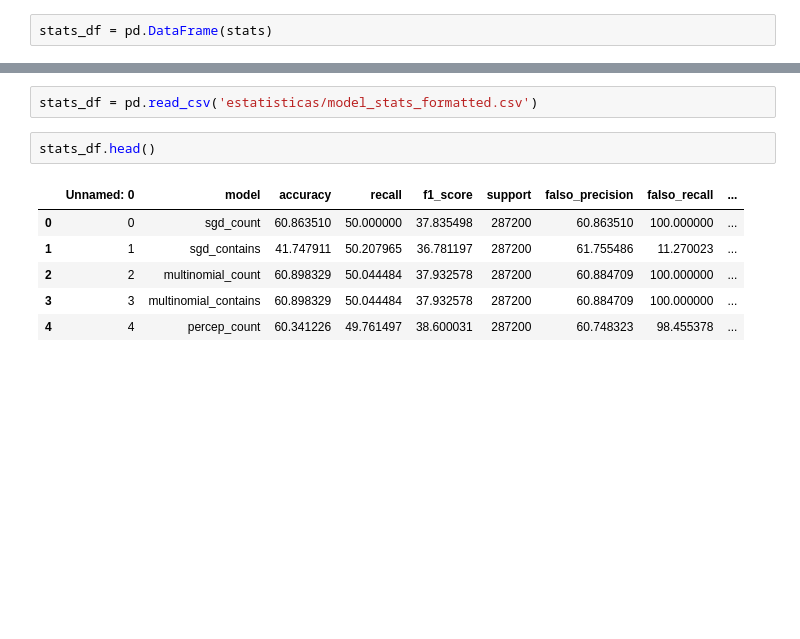
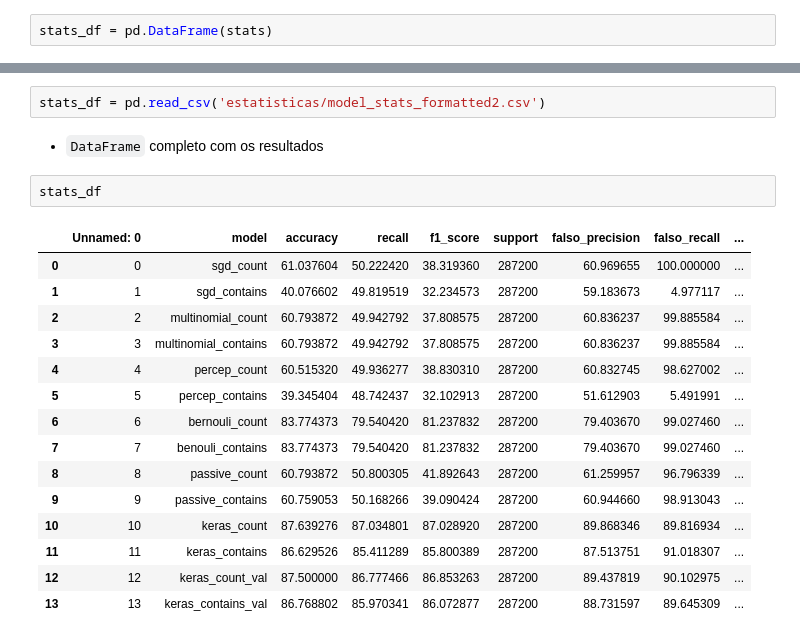
Before and after one commit to tiuwill/tcc-fake-news-ai-detector, a Jupyter notebook: TCC.ipynb, the cells around one changed output, grey strips where cells are left out. Saved outputs shown, nothing was run; the diff lists cells and outputs as text; blank space fills up the shorter version.

```diff
--- a/TCC.ipynb
+++ b/TCC.ipynb
@@ -1799,11 +2234,22 @@ stats_df.to_csv('model_stats_formatted.csv')
 # %%
-stats_df = pd.read_csv('estatisticas/model_stats_formatted.csv')
+stats_df = pd.read_csv('estatisticas/model_stats_formatted2.csv')
+# %% [markdown]
+- `DataFrame` completo com os resultados
 # %%
-stats_df.head()
+stats_df
 # %% [output]
 |  | Unnamed: 0 | model | accuracy | recall | f1_score | support | falso_precision | falso_recall | ... |
-| 0 | 0 | sgd_count | 60.863510 | 50.000000 | 37.835498 | 287200 | 60.863510 | 100.000000 | ... |
-| 1 | 1 | sgd_contains | 41.747911 | 50.207965 | 36.781197 | 287200 | 61.755486 | 11.270023 | ... |
-| 2 | 2 | multinomial_count | 60.898329 | 50.044484 | 37.932578 | 287200 | 60.884709 | 100.000000 | ... |
-| 3 | 3 | multinomial_contains | 60.898329 | 50.044484 | 37.932578 | 287200 | 60.884709 | 100.000000 | ... |
-| 4 | 4 | percep_count | 60.341226 | 49.761497 | 38.600031 | 287200 | 60.748323 | 98.455378 | ... |
+| 0 | 0 | sgd_count | 61.037604 | 50.222420 | 38.319360 | 287200 | 60.969655 | 100.000000 | ... |
+| 1 | 1 | sgd_contains | 40.076602 | 49.819519 | 32.234573 | 287200 | 59.183673 | 4.977117 | ... |
+| 2 | 2 | multinomial_count | 60.793872 | 49.942792 | 37.808575 | 287200 | 60.836237 | 99.885584 | ... |
+| 3 | 3 | multinomial_contains | 60.793872 | 49.942792 | 37.808575 | 287200 | 60.836237 | 99.885584 | ... |
+| 4 | 4 | percep_count | 60.515320 | 49.936277 | 38.830310 | 287200 | 60.832745 | 98.627002 | ... |
+| 5 | 5 | percep_contains | 39.345404 | 48.742437 | 32.102913 | 287200 | 51.612903 | 5.491991 | ... |
+| 6 | 6 | bernouli_count | 83.774373 | 79.540420 | 81.237832 | 287200 | 79.403670 | 99.027460 | ... |
+| 7 | 7 | benouli_contains | 83.774373 | 79.540420 | 81.237832 | 287200 | 79.403670 | 99.027460 | ... |
+| 8 | 8 | passive_count | 60.793872 | 50.800305 | 41.892643 | 287200 | 61.259957 | 96.796339 | ... |
+| 9 | 9 | passive_contains | 60.759053 | 50.168266 | 39.090424 | 287200 | 60.944660 | 98.913043 | ... |
+| 10 | 10 | keras_count | 87.639276 | 87.034801 | 87.028920 | 287200 | 89.868346 | 89.816934 | ... |
+| 11 | 11 | keras_contains | 86.629526 | 85.411289 | 85.800389 | 287200 | 87.513751 | 91.018307 | ... |
+| 12 | 12 | keras_count_val | 87.500000 | 86.777466 | 86.853263 | 287200 | 89.437819 | 90.102975 | ... |
+| 13 | 13 | keras_contains_val | 86.768802 | 85.970341 | 86.072877 | 287200 | 88.731597 | 89.645309 | ... |
```
Also changed, not shown: parts of 436 cells of this notebook, 2 other files.
